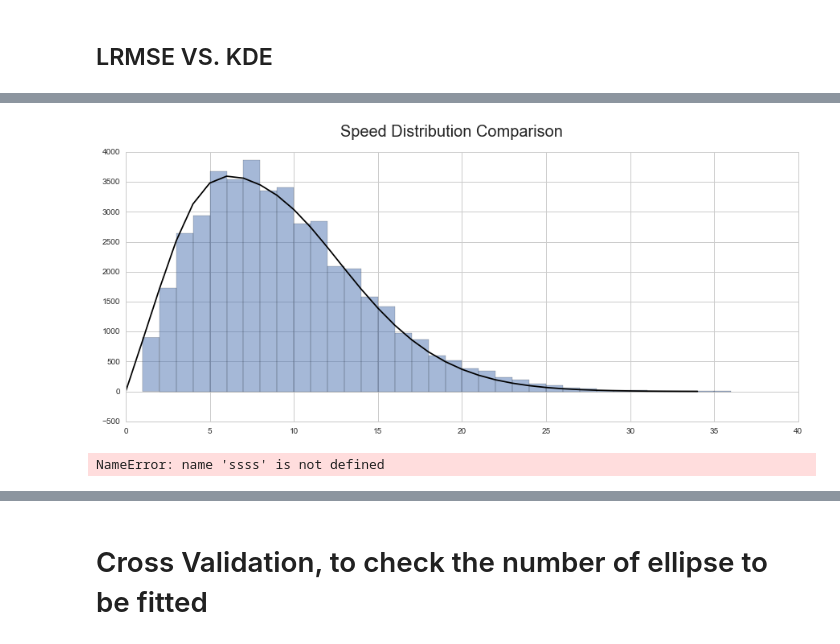
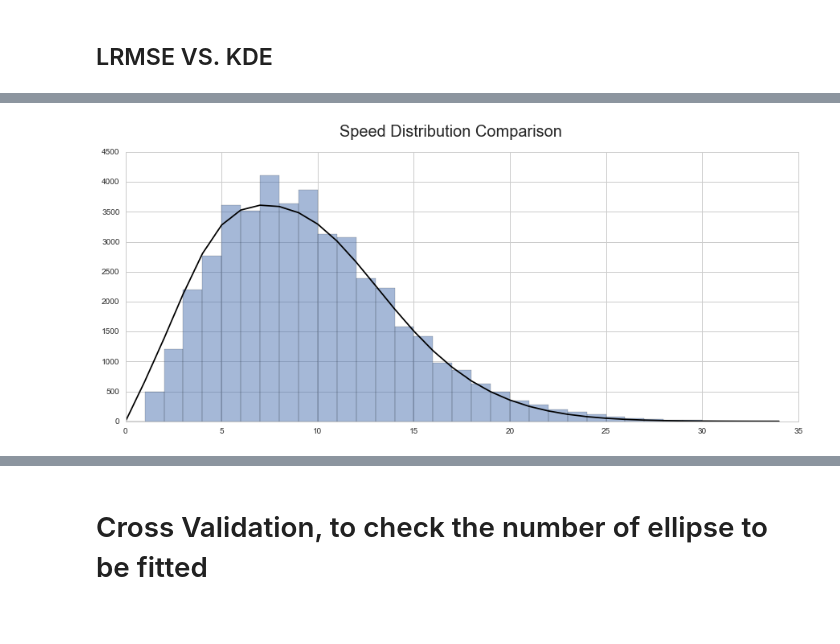
Before and after one commit to cqcn1991/Wind-Speed-Analysis, a Jupyter notebook: time_shift.ipynb, the cells around one changed output, grey strips where cells are left out. Drawn from its saved outputs; the diff is of its cells as text; code cells hidden in the pictures.

```diff
--- a/time_shift.ipynb
+++ b/time_shift.ipynb
@@ -37,10 +40,10 @@ from helpers.plot_helper import *
 # %% [markdown]
 ## 1.2 Read Data
 # %%
-# ipath = './data/NCDC/boscombe_down/3466726903106dat.txt'
+ipath = './data/NCDC/boscombe_down/3466726903106dat.txt'
 # ipath = './data/NCDC/ciampino/6240476818161dat.txt'
 # ipath = './data/NCDC/tiree.txt'
-ipath= "./data/NCDC/marham.txt"
+# ipath= "./data/NCDC/marham.txt"
 # ipath= "./data/NCDC/上海/虹桥/9705626661750dat.txt"
 # ipath= "./data/NCDC/广州/白云/1032986661787dat.txt"
 uipath = unicode(ipath , "utf8")
@@ -506,7 +493,10 @@ points = fitting_range
+# %%
+points = fitting_range
+original_dim = int(np.sqrt(len(fitting_range)))
 # %%
 # very slow if the dataset is too large, e.g. 100,000
-if not kde_result.all():
-    kde_result = np.exp(kde.score_samples(points))
+# kde returns log prob, need to convert it
+kde_result = np.exp(kde.score_samples(points))
 print kde_result
 print len(kde_result)
 # %% [output]
@@ -523 +513,15 @@ GMM EM Result:
+# %%
+def cdf_from_pdf(pdf):
+    new_array = np.copy(pdf)
+    xdim, ydim = new_array.shape
+    for i in xrange(1,xdim):
+         new_array[i,0] =  new_array[i-1,0] +  new_array[i,0]
+    for i in xrange(1,ydim):
+         new_array[0,i] =  new_array[0,i-1] +  new_array[0,i]
+    for j in xrange(1,ydim):
+        for i in xrange(1,xdim):
+             new_array[i,j] =  new_array[i-1,j] +  new_array[i,j-1] -  new_array[i-1,j-1] + new_array[i,j]
+    return new_array
+
+kde_cdf = cdf_from_pdf(kde_result.reshape(original_dim,original_dim))
 # %%
@@ -690,22 +722,15 @@ plt.show()
 # %%
 # Calculate Speed Distribution
 x_vals = np.arange(0, 35, 1)
-y_vals =[integrate.nquad(f, [[x_val-0.5, x_val+0.5],[0, 2*np.pi]]) for x_val in x_vals]
+y_vals_ =[integrate.nquad(f, [[x_val-0.5, x_val+0.5],[0, 2*np.pi]]) for x_val in x_vals]
+y_vals = np.array(zip(*y_vals_)[0])*len(df.speed)
 
-x, y_ = x_vals, y_vals
-y = np.array(zip(*y_)[0])*len(df.speed)
+df['speed'].hist(bins=x_vals, alpha=0.5,figsize=(15, 6))
 
-bins=np.arange(min(df.speed), max(df.speed) + 1, 1)
-df['speed'].hist(bins=bins, alpha=0.5,figsize=(15, 6))
-
-plt.plot(x, y,'-', color='black')
+plt.plot(x_vals, y_vals,'-', color='black')
 plt.suptitle('Speed Distribution Comparison', fontsize = 20)
 plt.show()
 # %% [output]
-[figure, old version]
+[figure, new version]
-# %%
-ssss
-# %% [output]
-NameError: name 'ssss' is not defined
 # %%
 # Calculate Speed Distribution
```
Also changed, not shown: parts of 52 cells of this notebook, 16 other files.
